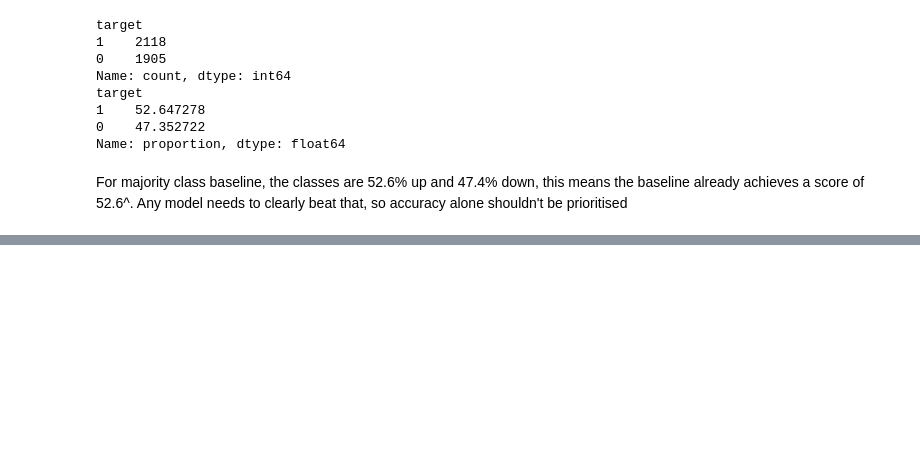
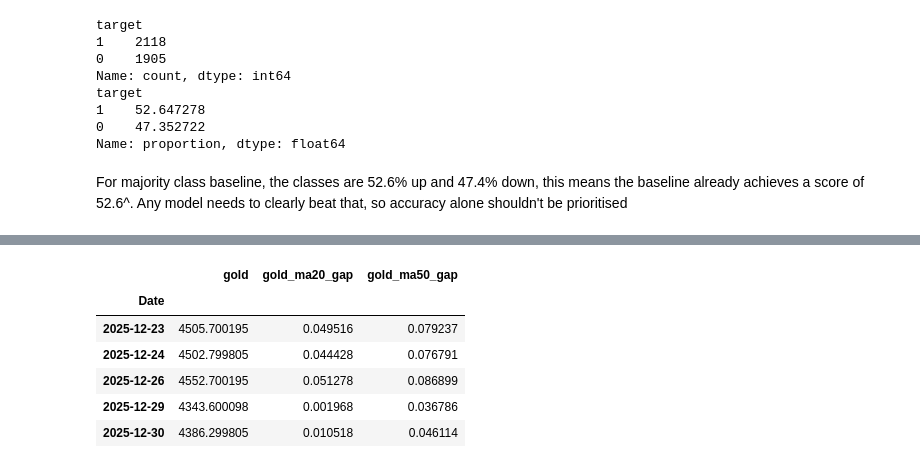
Before and after one commit to Mustafizb24/gold-directional-forecasting, a Jupyter notebook: gold_data_collection.ipynb, the cells around one changed output, grey strips where cells are left out. Cells and saved outputs as stored; diff of their text form; code cells hidden in the pictures; blank space fills up the shorter version.

```diff
--- a/gold_data_collection.ipynb
+++ b/gold_data_collection.ipynb
@@ -136,0 +172,19 @@ clean.to_csv("clean_2010_2025.csv")
+# %%
+# 20-day and 50-day moving averages of gold's price. Rolling.mean function gives average over last n days
+#20 days for short term trends and 50 days for medium term trends
+ma20 = clean["gold"].rolling(20).mean()
+ma50 = clean["gold"].rolling(50).mean()
+
+# How far today's price is above(+) or below (-) each average
+clean["gold_ma20_gap"] = clean["gold"] / ma20 - 1
+clean["gold_ma50_gap"] = clean["gold"] / ma50 - 1
+
+clean[["gold", "gold_ma20_gap", "gold_ma50_gap"]].tail()
+# %% [output]
+|  | gold | gold_ma20_gap | gold_ma50_gap |
+| Date |  |  |  |
+| 2025-12-23 | 4505.700195 | 0.049516 | 0.079237 |
+| 2025-12-24 | 4502.799805 | 0.044428 | 0.076791 |
+| 2025-12-26 | 4552.700195 | 0.051278 | 0.086899 |
+| 2025-12-29 | 4343.600098 | 0.001968 | 0.036786 |
+| 2025-12-30 | 4386.299805 | 0.010518 | 0.046114 |
```
Also changed, not shown: parts of 4 cells of this notebook.
